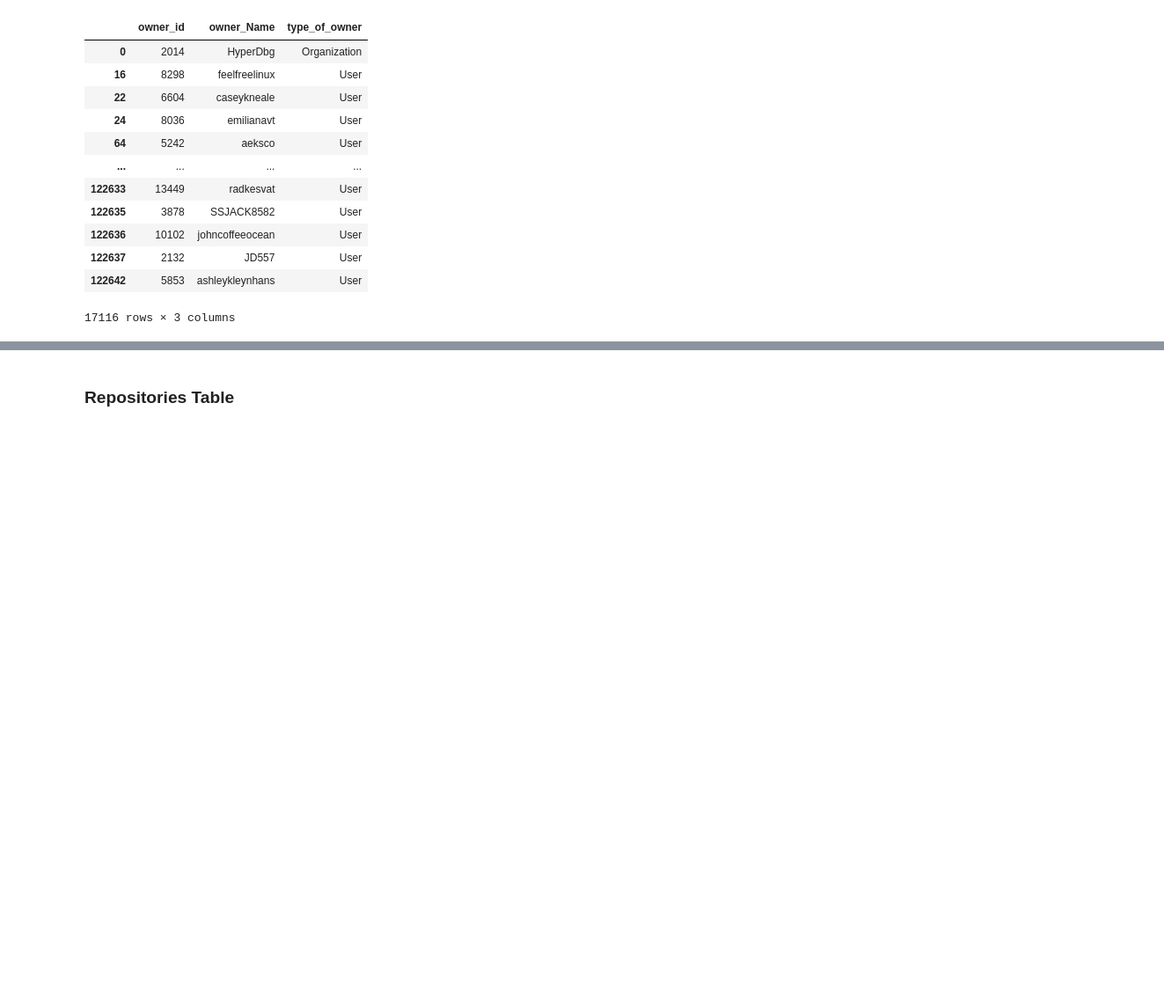
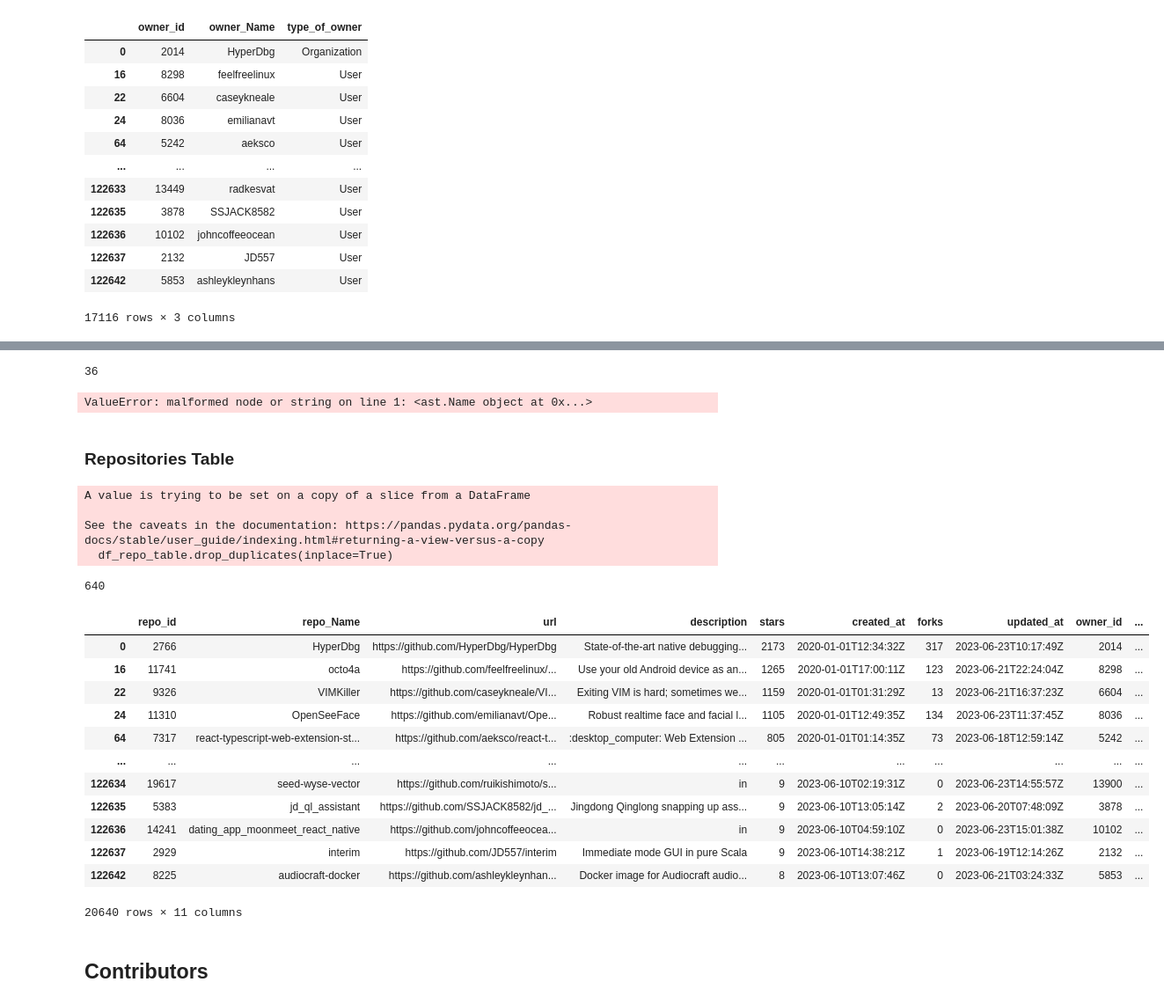
Before and after one commit to elouardyabderrahim/Mod-lisation-stockage-donn-es-gitHub-, a Jupyter notebook: github_db.ipynb, the cells around one changed output, grey strips where cells are left out. Shown at 88% size. Saved outputs shown, nothing was run; the diff lists cells and outputs as text; code cells hidden in the pictures; blank space fills up the shorter version.

```diff
--- a/github_db.ipynb
+++ b/github_db.ipynb
@@ -512,2 +576,33 @@ df_Owners_table
+# %%
+df_licence_table.to_sql('Licences', engine, if_exists='append',index=False)
+# %% [output]
+36
+# %%
+import ast  # This module is used to safely evaluate the string representation of the dictionaries
+
+# Sample data (replace this with your actual DataFrame)
+
+
+
+# Convert the string representation of dictionaries to actual dictionaries
+df_licence_table['license'] = df_licence_table['license'].apply(ast.literal_eval)
+
+# Create an empty dictionary to store the data for the new DataFrame
+new_data = {'license_id': df_licence_table['license_id'].tolist()}
+
+# Iterate through the rows of the DataFrame to extract the data for the new DataFrame
+for index, row in df_licence_table.iterrows():
+    license_info = row['license']
+    for key, value in license_info.items():
+        if key not in new_data:
+            new_data[key] = []
+        new_data[key].append(value)
+
+# Create the new DataFrame from the dictionary
+new_df = pd.DataFrame(new_data)
+
+print(new_df)
+# %% [output]
+ValueError: malformed node or string on line 1: <ast.Name object at 0x...>
 # %% [markdown]
 ### Repositories Table
@@ -514,6 +614,5 @@ df_Owners_table
 # %%
 """# Repository
-
 "repo_id" ,
   "repo_Name" ,
   "url" ,
@@ -531,18 +630,34 @@ df_Owners_table
 """
 
 
-df_Owners_table=data_ready_to_insert[["repo_id" ,
-  "repo_Name" ,
-  "url" ,
-  "description",
-  "stars" ,
-  "created_at",
-  "forks" ,
-  "watchers",
-  "updated_at",
-  "open_issues" ,
-  "owner_id" ,
-  "license_id" ,
-  "language_id" ]]
-# df_Owners_table.rename(columns = {'language':'language_name'}, inplace = True)
-df_Owners_table.drop_duplicates(inplace=True)
+df_repo_table=data_ready_to_insert[["repo_id" ,"repo_Name" ,"url" ,"description","stars" ,"created_at",
+                                    "forks" , "updated_at" ,"owner_id" ,"license_id" ,"language_id"]]
+# %%
+df_repo_table.drop_duplicates(inplace=True)
+# %% [output]
+A value is trying to be set on a copy of a slice from a DataFrame
+
+See the caveats in the documentation: https://pandas.pydata.org/pandas-docs/stable/user_guide/indexing.html#returning-a-view-versus-a-copy
+  df_repo_table.drop_duplicates(inplace=True)
+# %%
+df_repo_table.to_sql('Repositories', engine, if_exists='append',index=False)
+# %% [output]
+640
+# %%
+df_repo_table
+# %% [output]
+|  | repo_id | repo_Name | url | description | stars | created_at | forks | updated_at | owner_id | ... |
+| 0 | 2766 | HyperDbg | https://github.com/HyperDbg/HyperDbg | State-of-the-art native debugging... | 2173 | 2020-01-01T12:34:32Z | 317 | 2023-06-23T10:17:49Z | 2014 | ... |
+| 16 | 11741 | octo4a | https://github.com/feelfreelinux/... | Use your old Android device as an... | 1265 | 2020-01-01T17:00:11Z | 123 | 2023-06-21T22:24:04Z | 8298 | ... |
+| 22 | 9326 | VIMKiller | https://github.com/caseykneale/VI... | Exiting VIM is hard; sometimes we... | 1159 | 2020-01-01T01:31:29Z | 13 | 2023-06-21T16:37:23Z | 6604 | ... |
+| 24 | 11310 | OpenSeeFace | https://github.com/emilianavt/Ope... | Robust realtime face and facial l... | 1105 | 2020-01-01T12:49:35Z | 134 | 2023-06-23T11:37:45Z | 8036 | ... |
+| 64 | 7317 | react-typescript-web-extension-st... | https://github.com/aeksco/react-t... | :desktop_computer: Web Extension ... | 805 | 2020-01-01T01:14:35Z | 73 | 2023-06-18T12:59:14Z | 5242 | ... |
+| ... | ... | ... | ... | ... | ... | ... | ... | ... | ... | ... |
+| 122634 | 19617 | seed-wyse-vector | https://github.com/ruikishimoto/s... | in | 9 | 2023-06-10T02:19:31Z | 0 | 2023-06-23T14:55:57Z | 13900 | ... |
+| 122635 | 5383 | jd_ql_assistant | https://github.com/SSJACK8582/jd_... | Jingdong Qinglong snapping up ass... | 9 | 2023-06-10T13:05:14Z | 2 | 2023-06-20T07:48:09Z | 3878 | ... |
+| 122636 | 14241 | dating_app_moonmeet_react_native | https://github.com/johncoffeeocea... | in | 9 | 2023-06-10T04:59:10Z | 0 | 2023-06-23T15:01:38Z | 10102 | ... |
+| 122637 | 2929 | interim | https://github.com/JD557/interim | Immediate mode GUI in pure Scala | 9 | 2023-06-10T14:38:21Z | 1 | 2023-06-19T12:14:26Z | 2132 | ... |
+| 122642 | 8225 | audiocraft-docker | https://github.com/ashleykleynhan... | Docker image for Audiocraft audio... | 8 | 2023-06-10T13:07:46Z | 0 | 2023-06-21T03:24:33Z | 5853 | ... |
+20640 rows × 11 columns
+# %% [markdown]
+## Contributors
```
Also changed, not shown: parts of 24 cells of this notebook, 4 other files.
